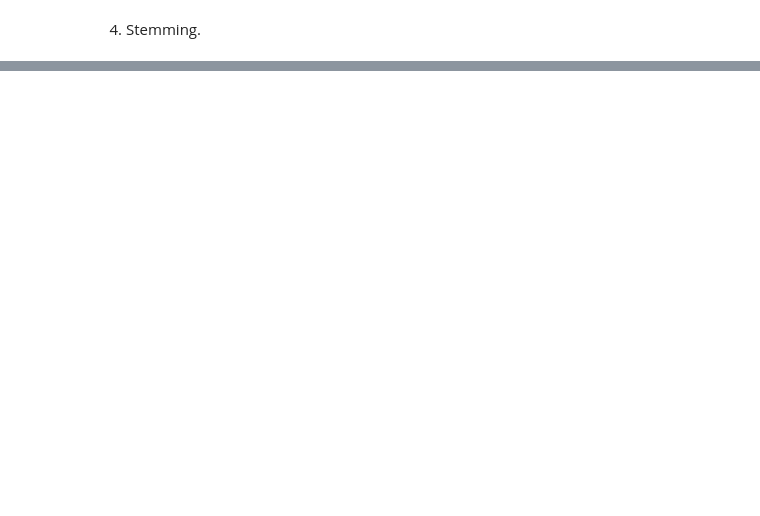
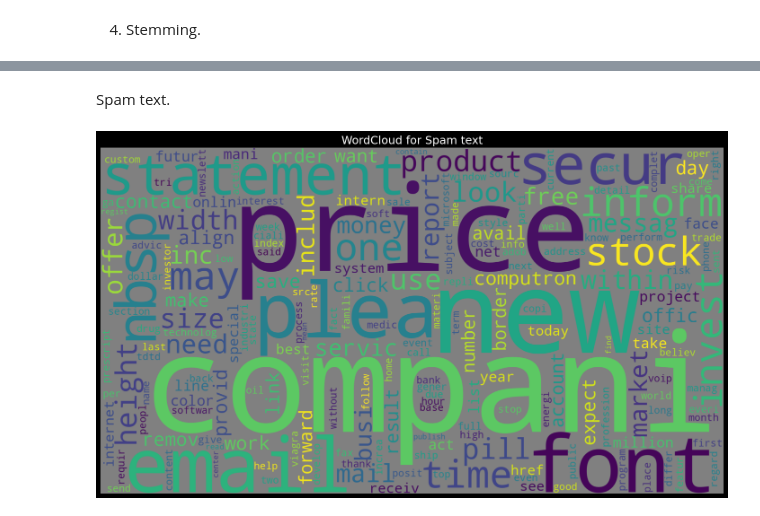
Before and after one commit to rezabungel/Spam-detection-using-MultinomialNB, a Jupyter notebook: code/dataset_preparation_and_analysis.ipynb, the cells around one changed output, grey strips where cells are left out. Drawn from its saved outputs; the diff is of its cells as text; code cells hidden in the pictures; blank space fills up the shorter version.

```diff
--- a/code/dataset_preparation_and_analysis.ipynb
+++ b/code/dataset_preparation_and_analysis.ipynb
@@ -224,0 +294,14 @@ def stemming(text):
+# %% [markdown]
+Spam text.
+# %%
+# Generating word cloud (word_cloud)
+word_cloud = wordcloud.WordCloud(collocations=False, background_color='grey', width=1800, height=1000).generate(' '.join(df.loc[df['label']==1, 'text_after_pipeline']))
+
+# Displaying the word cloud image using plt.imshow
+plt.figure(figsize=(20,10), facecolor='black')
+plt.imshow(word_cloud, interpolation='bilinear')
+plt.title('WordCloud for Spam text', size=18, color='w')
+plt.axis("off")# Turning off axes
+plt.show()
+# %% [output]
+[figure, added]
```
Also changed, not shown: parts of 17 cells of this notebook, 1 other file.
